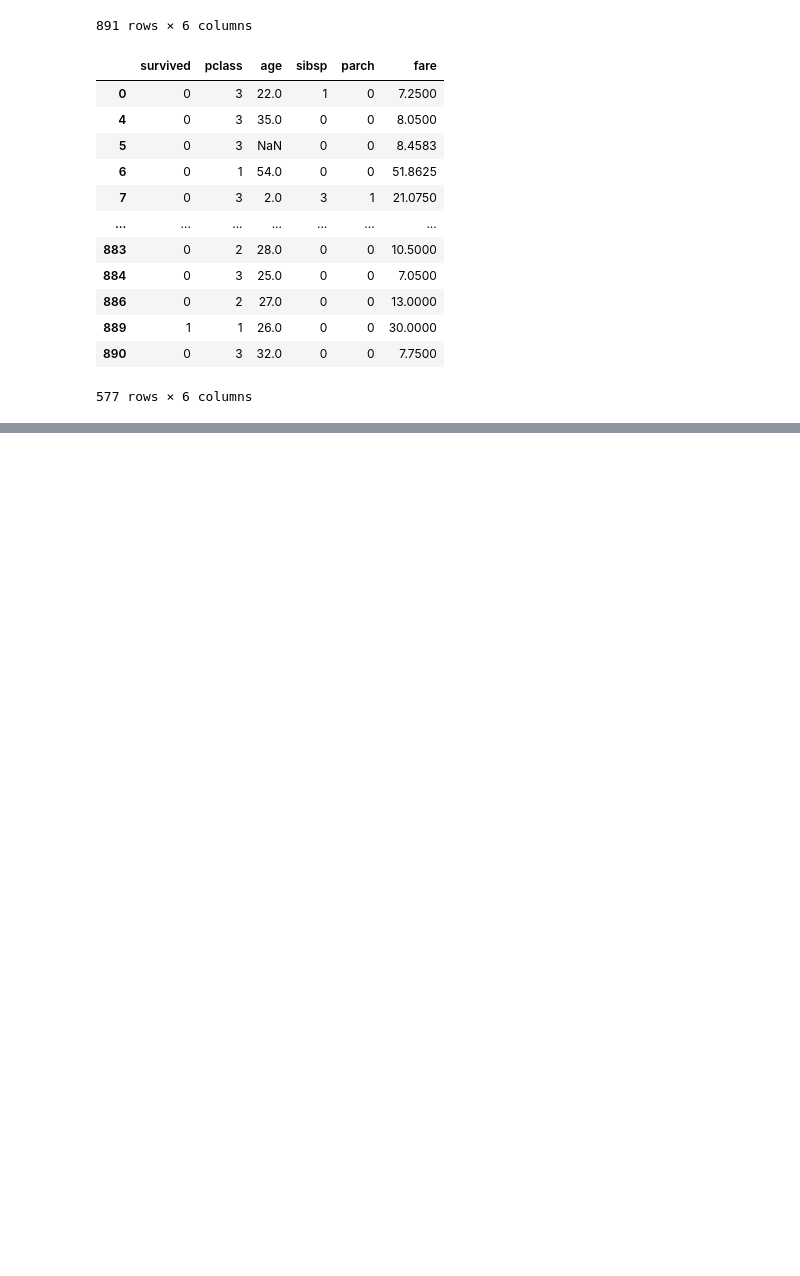
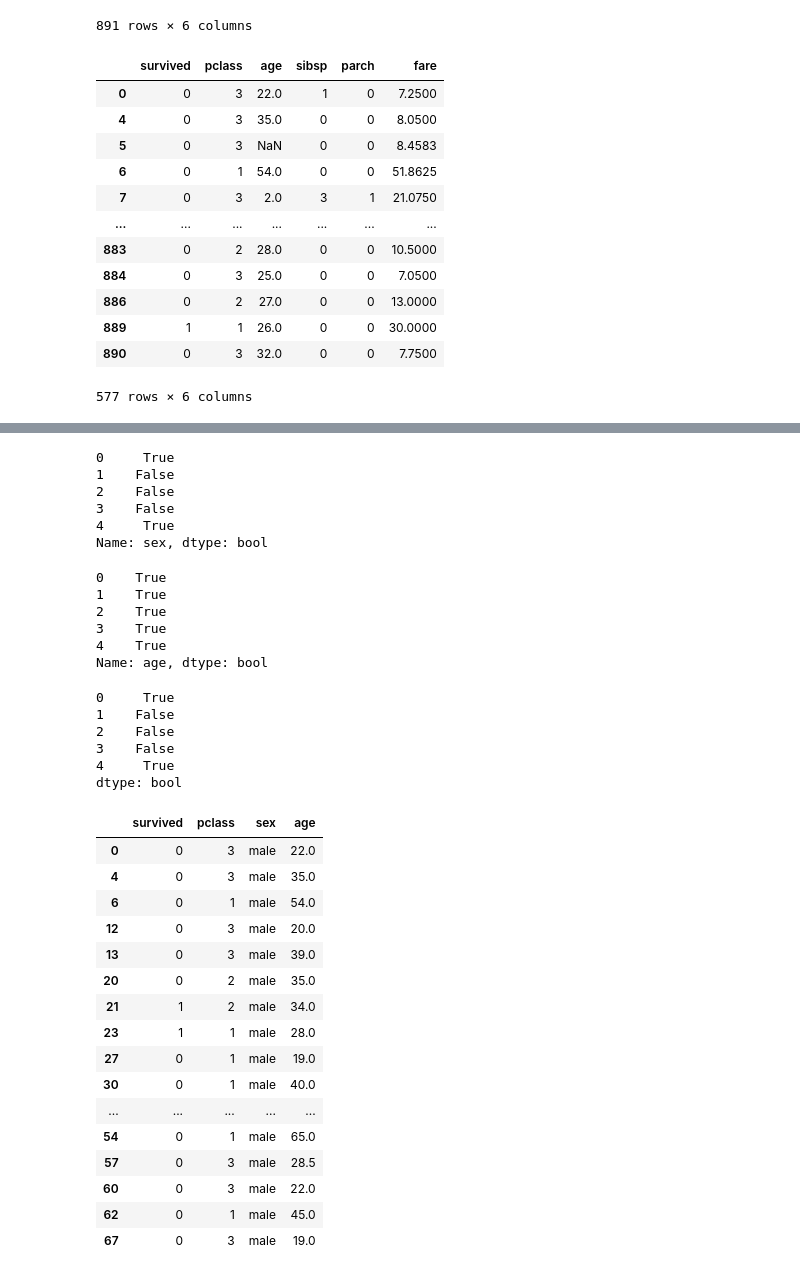
Before and after one commit to satenderlamba/Data-Science-with-Pandas, a Jupyter notebook: 1. Building Blocks/3. DataFrame Basics II/Dataframe Basics II.ipynb, the cells around one changed output, grey strips where cells are left out. Cells and saved outputs as stored; diff of their text form; code cells hidden in the pictures; blank space fills up the shorter version.

Commit message:
Filtering dataframes with AND OR

```diff
--- a/1. Building Blocks/3. DataFrame Basics II/Dataframe Basics II.ipynb
+++ b/1. Building Blocks/3. DataFrame Basics II/Dataframe Basics II.ipynb
@@ -162,0 +171,2 @@ titanic.loc[mask1, ~mask2]  # combining both
+# %%
+titanic = pd.read_csv("titanic.csv")
@@ -162,0 +182,50 @@ titanic.loc[mask1, ~mask2]  # combining both
+# %%
+mask1 = titanic.sex == 'male'
+mask1.head()
+# %% [output]
+0     True
+1    False
+2    False
+3    False
+4     True
+Name: sex, dtype: bool
+# %%
+mask2 = titanic.age > 14
+mask2.head()
+# %% [output]
+0    True
+1    True
+2    True
+3    True
+4    True
+Name: age, dtype: bool
+# %%
+(mask1 & mask2).head()
+# %% [output]
+0     True
+1    False
+2    False
+3    False
+4     True
+dtype: bool
+# %%
+male_surv = titanic.loc[mask1 & mask2, ['survived', 'pclass', 'sex', 'age']]
+male_surv.head(20)
+# %% [output]
+|  | survived | pclass | sex | age |
+| 0 | 0 | 3 | male | 22.0 |
+| 4 | 0 | 3 | male | 35.0 |
+| 6 | 0 | 1 | male | 54.0 |
+| 12 | 0 | 3 | male | 20.0 |
+| 13 | 0 | 3 | male | 39.0 |
+| 20 | 0 | 2 | male | 35.0 |
+| 21 | 1 | 2 | male | 34.0 |
+| 23 | 1 | 1 | male | 28.0 |
+| 27 | 0 | 1 | male | 19.0 |
+| 30 | 0 | 1 | male | 40.0 |
+| ... | ... | ... | ... | ... |
+| 54 | 0 | 1 | male | 65.0 |
+| 57 | 0 | 3 | male | 28.5 |
+| 60 | 0 | 3 | male | 22.0 |
+| 62 | 0 | 1 | male | 45.0 |
+| 67 | 0 | 3 | male | 19.0 |
```
Also changed, not shown: parts of 20 cells of this notebook.
